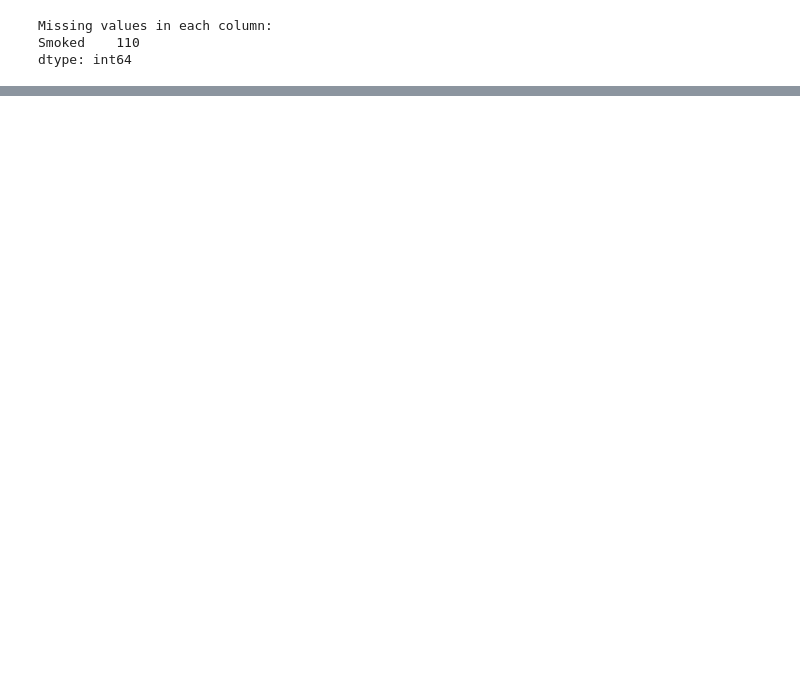
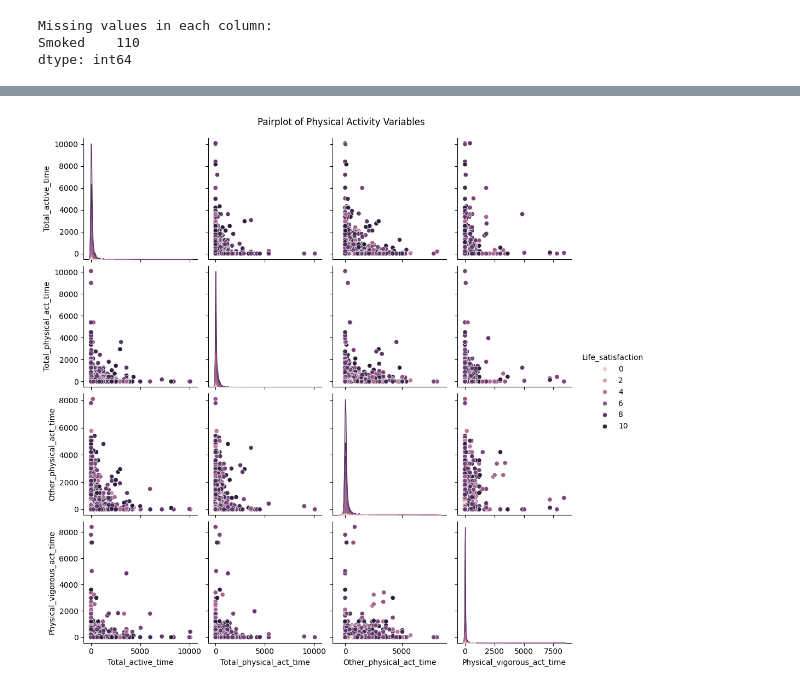
Before and after one commit to MrFrogIsMe/mental-health-forecast, a Jupyter notebook: src/eda.ipynb, the cells around one changed output, grey strips where cells are left out. Drawn from its saved outputs; the diff is of its cells as text; code cells hidden in the pictures; blank space fills up the shorter version.

```diff
--- a/src/eda.ipynb
+++ b/src/eda.ipynb
@@ -117,0 +156,8 @@ Life satisfaction greater than 10:
+# %%
+drop_invalid_times = df.copy()
+drop_invalid_times[time_cols] = df[time_cols].replace([9996, 9997, 9998, 9999], np.nan) \
+      .dropna(subset=time_cols)
+print(f'drop_invalid_times.shape: {drop_invalid_times.shape}')
+print(drop_invalid_times[time_cols].describe())
+print(drop_invalid_times[time_cols].value_counts().head(10))
+drop_invalid_times[time_cols].plot(kind='box', figsize=(12, 6))
@@ -117,0 +184,8 @@ Life satisfaction greater than 10:
+# %%
+sns.pairplot(drop_invalid_times, vars=time_cols,
+             hue='Life_satisfaction',
+             kind='scatter', diag_kind='kde')
+plt.suptitle('Pairplot of Physical Activity Variables', y=1.02)
+plt.show()
+# %% [output]
+[figure, added]
```
Also changed, not shown: parts of 27 cells of this notebook, 2 other files.
